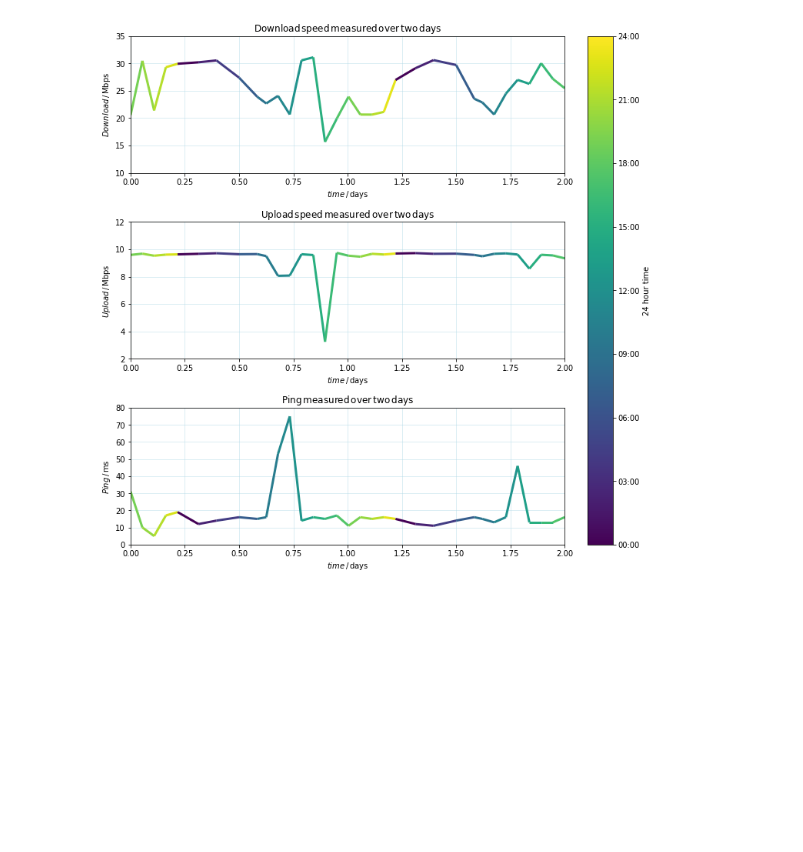
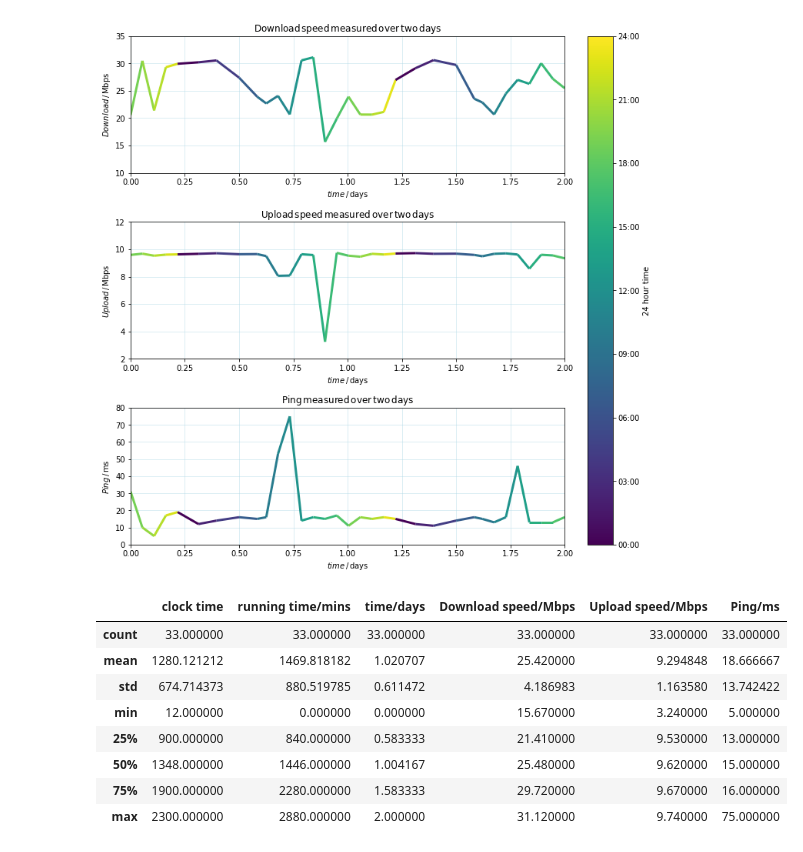
Before and after one commit to j-b-ferguson/Fun-in-Python, a Jupyter notebook: Analysis of internet speed measured over two days.ipynb, the cells around one changed output. Drawn from its saved outputs; the diff is of its cells as text; code cells hidden in the pictures; blank space fills up the shorter version.

```diff
--- a/Analysis of internet speed measured over two days.ipynb
+++ b/Analysis of internet speed measured over two days.ipynb
@@ -208,3 +209,15 @@ cbar.set_label('24 hour time')
 plt.show()
 # %% [output]
 [figure]
+# %%
+df.describe()
+# %% [output]
+|  | clock time | running time/mins | time/days | Download speed/Mbps | Upload speed/Mbps | Ping/ms |
+| count | 33.000000 | 33.000000 | 33.000000 | 33.000000 | 33.000000 | 33.000000 |
+| mean | 1280.121212 | 1469.818182 | 1.020707 | 25.420000 | 9.294848 | 18.666667 |
+| std | 674.714373 | 880.519785 | 0.611472 | 4.186983 | 1.163580 | 13.742422 |
+| min | 12.000000 | 0.000000 | 0.000000 | 15.670000 | 3.240000 | 5.000000 |
+| 25% | 900.000000 | 840.000000 | 0.583333 | 21.410000 | 9.530000 | 13.000000 |
+| 50% | 1348.000000 | 1446.000000 | 1.004167 | 25.480000 | 9.620000 | 15.000000 |
+| 75% | 1900.000000 | 2280.000000 | 1.583333 | 29.720000 | 9.670000 | 16.000000 |
+| max | 2300.000000 | 2880.000000 | 2.000000 | 31.120000 | 9.740000 | 75.000000 |
```
Also changed, not shown: parts of 2 cells of this notebook.
